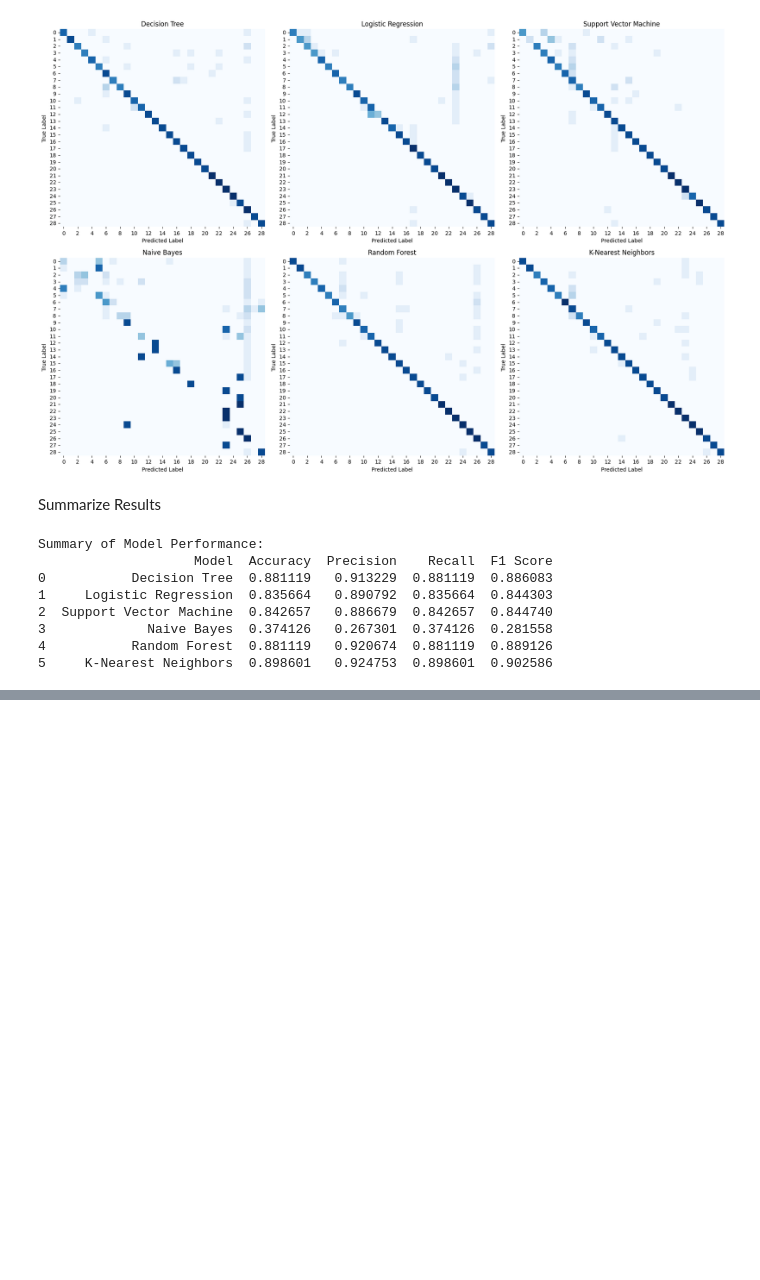
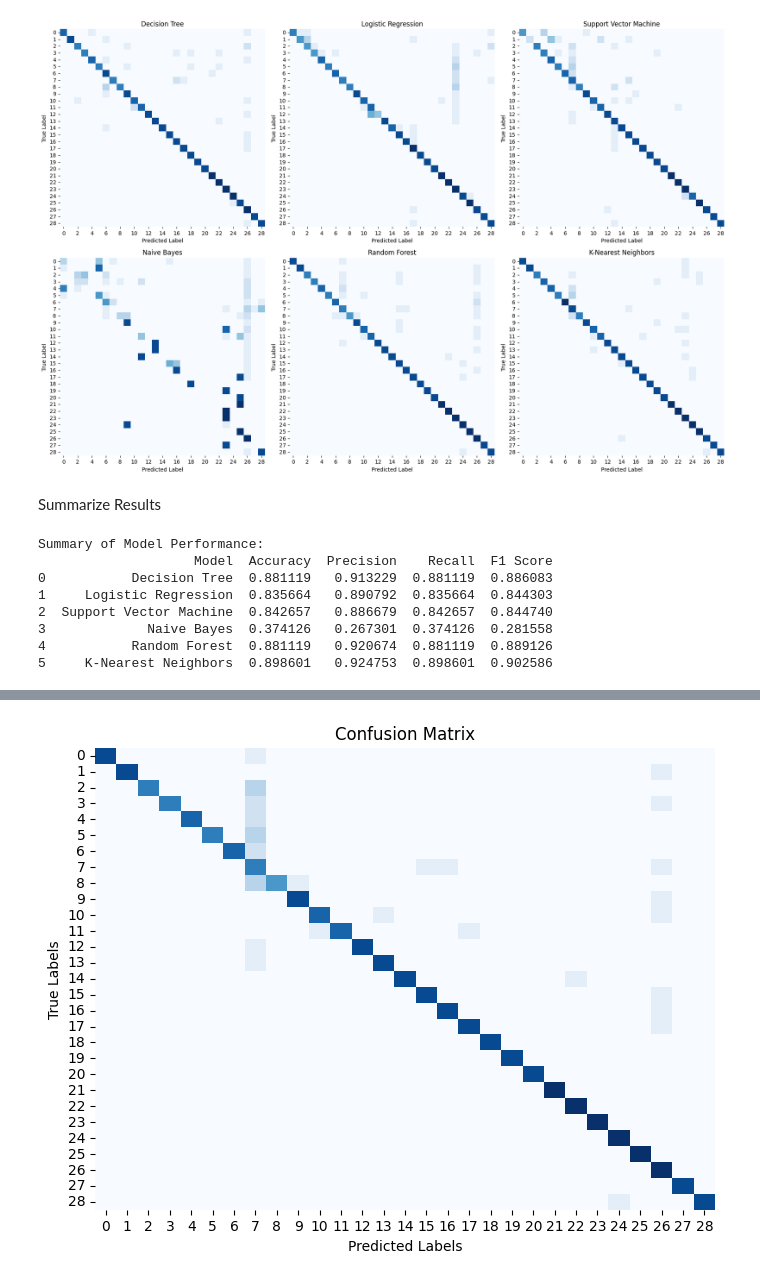
Before and after one commit to LunabaLeeris/ASLClassification, a Jupyter notebook: main.ipynb, the cells around one changed output, grey strips where cells are left out. Drawn from its saved outputs; the diff is of its cells as text; code cells hidden in the pictures; blank space fills up the shorter version.

```diff
--- a/main.ipynb
+++ b/main.ipynb
@@ -390,0 +475,2 @@ Summary of Model Performance:
+# %%
+predictions_test = best_rf_model.predict(x_test)
@@ -390,0 +499,10 @@ Summary of Model Performance:
+# %%
+conf_matrix = confusion_matrix(y_test, predictions_test)
+plt.figure(figsize=(8, 6))
+sns.heatmap(conf_matrix, annot=False, fmt="d", cmap="Blues", cbar=False)
+plt.xlabel("Predicted Labels")
+plt.ylabel("True Labels")
+plt.title("Confusion Matrix")
+plt.show()
+# %% [output]
+[figure, added]
```
Also changed, not shown: parts of 10 cells of this notebook.
